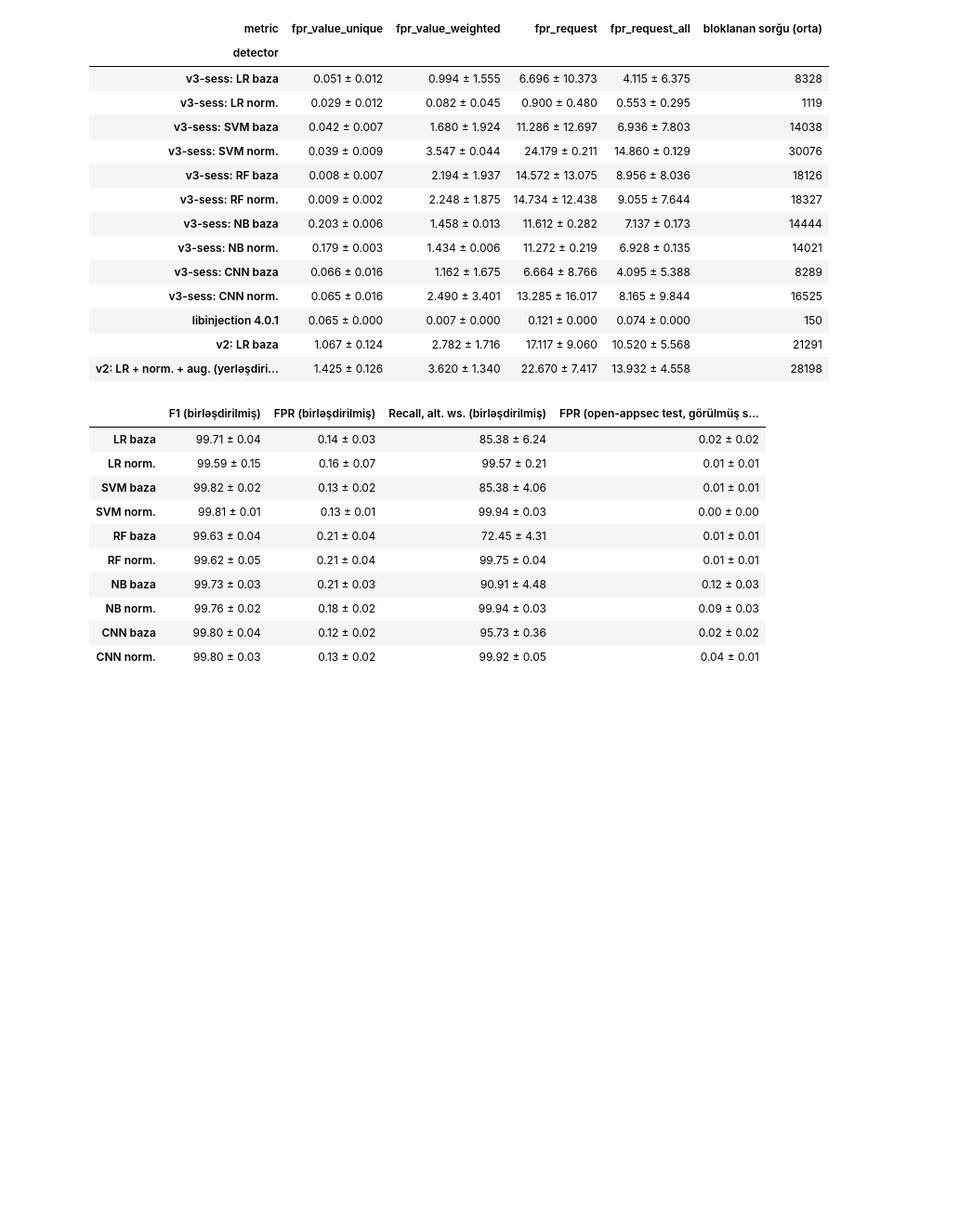
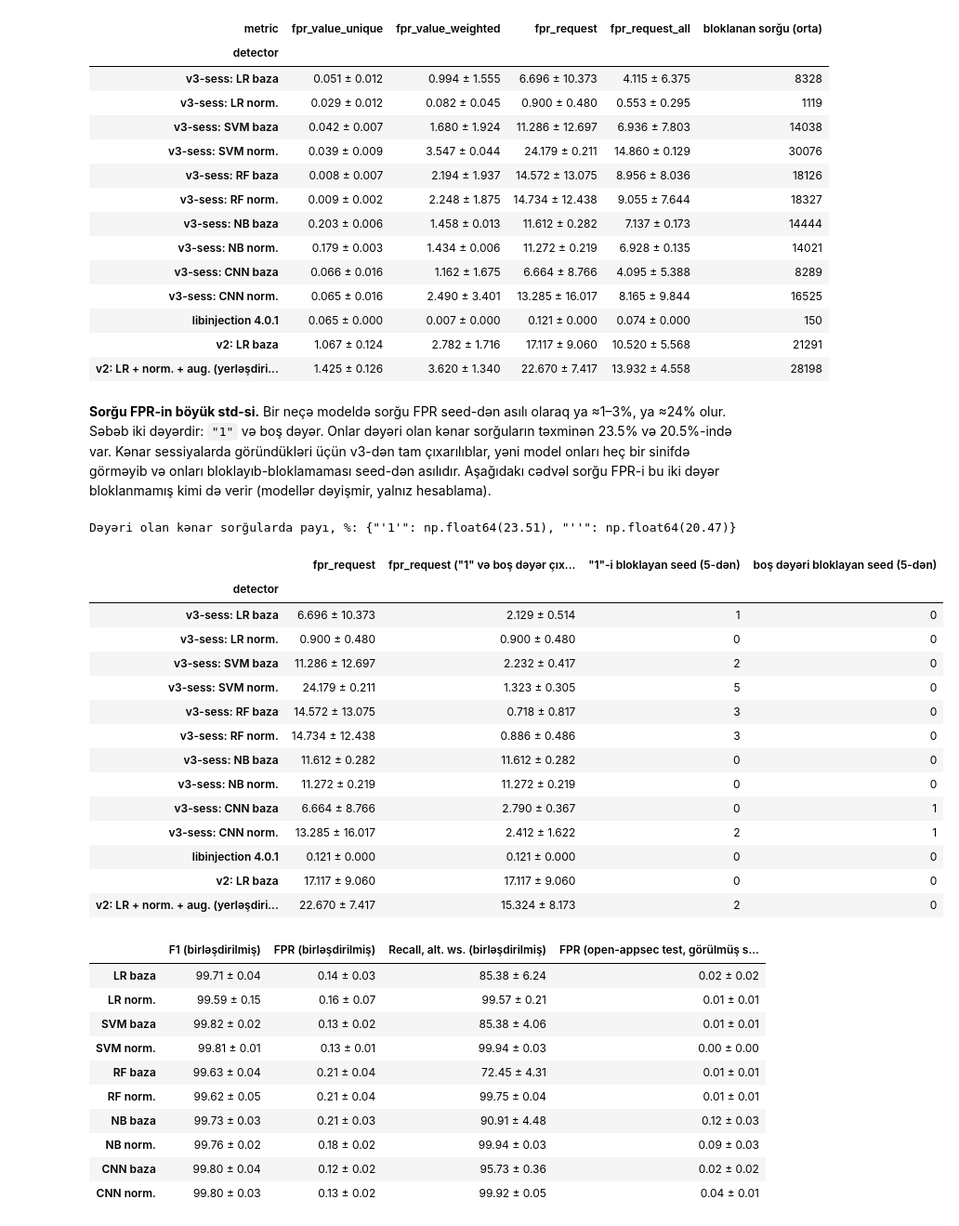
Before and after one commit to mehmanshamil/ML-in-SQL, a Jupyter notebook: notebooks/17b_openappsec_session_holdout.ipynb, the cells around one changed output. Shown at 93% size. Cells and saved outputs as stored; diff of their text form; code cells hidden in the pictures; blank space fills up the shorter version.

```diff
--- a/notebooks/17b_openappsec_session_holdout.ipynb
+++ b/notebooks/17b_openappsec_session_holdout.ipynb
@@ -211,6 +211,62 @@ Kənar sessiyalarda FPR, % (orta ± std, 5 seed; libinjection deterministikdir)
 | libinjection 4.0.1 | 0.065 ± 0.000 | 0.007 ± 0.000 | 0.121 ± 0.000 | 0.074 ± 0.000 | 150 |
 | v2: LR baza | 1.067 ± 0.124 | 2.782 ± 1.716 | 17.117 ± 9.060 | 10.520 ± 5.568 | 21291 |
 | v2: LR + norm. + aug. (yerləşdiri... | 1.425 ± 0.126 | 3.620 ± 1.340 | 22.670 ± 7.417 | 13.932 ± 4.558 | 28198 |
+# %% [markdown]
+**Sorğu FPR-in böyük std-si.** Bir neçə modeldə sorğu FPR seed-dən asılı olaraq ya ≈1–3%, ya ≈24% olur. Səbəb iki dəyərdir: `"1"` və boş dəyər.
+Onlar dəyəri olan kənar sorğuların təxminən 23.5% və 20.5%-ində var. Kənar sessiyalarda göründükləri üçün v3-dən tam çıxarılıblar,
+yəni model onları heç bir sinifdə görməyib və onları bloklayıb-bloklamaması seed-dən asılıdır. Aşağıdakı cədvəl sorğu FPR-i bu iki dəyər
+bloklanmamış kimi də verir (modellər dəyişmir, yalnız hesablama).
+# %%
+TRIVIAL = ["1", ""]
+triv = H.isin(TRIVIAL).to_numpy()
+
+def req_fpr(p):
+    b = np.bincount(h_req_local, weights=p[h_local], minlength=len(h_requests)) > 0
+    return b[h_has_val].mean()
+
+def load_pred(name, s):
+    if name in REFS:
+        return np.load(V2_CACHE / f"{REFS[name].format(s=s)}.npy")[h_ids]
+    return np.load(PRED_CACHE / f"{slug(name.replace('v3-sess: ', ''))}_{s}.npy")
+
+share = {repr(v): round(100 * req_fpr((H == v).to_numpy().astype(np.int8)), 2) for v in TRIVIAL}
+print("Dəyəri olan kənar sorğularda payı, %:", share)
+rows_t = []
+for name in ORDER:
+    for s in SEEDS:
+        p = load_pred(name, s)
+        q = p.copy()
+        q[triv] = 0
+        rows_t.append({"detector": name, "seed": s, "full": req_fpr(p), "excl": req_fpr(q),
+                       "b1": bool(p[(H == "1").to_numpy()].any()), "b0": bool(p[(H == "").to_numpy()].any())})
+t_triv = pd.DataFrame(rows_t)
+t_triv.to_csv(RES / "17b_holdout_fpr_excl_trivial_raw.csv", index=False)
+g_t = t_triv.groupby("detector", sort=False)
+triv_tab = pd.DataFrame({
+    "fpr_request": pm(g_t.full.agg(["mean", "std"]) * 100),
+    'fpr_request ("1" və boş dəyər çıxmaqla)': pm(g_t.excl.agg(["mean", "std"]) * 100),
+    '"1"-i bloklayan seed (5-dən)': g_t.b1.sum(),
+    "boş dəyəri bloklayan seed (5-dən)": g_t.b0.sum(),
+})
+triv_tab.to_csv(RES / "17b_holdout_fpr_excl_trivial.csv")
+triv_tab
+# %% [output]
+Dəyəri olan kənar sorğularda payı, %: {"'1'": np.float64(23.51), "''": np.float64(20.47)}
+|  | fpr_request | fpr_request ("1" və boş dəyər çıx... | "1"-i bloklayan seed (5-dən) | boş dəyəri bloklayan seed (5-dən) |
+| detector |  |  |  |  |
+| v3-sess: LR baza | 6.696 ± 10.373 | 2.129 ± 0.514 | 1 | 0 |
+| v3-sess: LR norm. | 0.900 ± 0.480 | 0.900 ± 0.480 | 0 | 0 |
+| v3-sess: SVM baza | 11.286 ± 12.697 | 2.232 ± 0.417 | 2 | 0 |
+| v3-sess: SVM norm. | 24.179 ± 0.211 | 1.323 ± 0.305 | 5 | 0 |
+| v3-sess: RF baza | 14.572 ± 13.075 | 0.718 ± 0.817 | 3 | 0 |
+| v3-sess: RF norm. | 14.734 ± 12.438 | 0.886 ± 0.486 | 3 | 0 |
+| v3-sess: NB baza | 11.612 ± 0.282 | 11.612 ± 0.282 | 0 | 0 |
+| v3-sess: NB norm. | 11.272 ± 0.219 | 11.272 ± 0.219 | 0 | 0 |
+| v3-sess: CNN baza | 6.664 ± 8.766 | 2.790 ± 0.367 | 0 | 1 |
+| v3-sess: CNN norm. | 13.285 ± 16.017 | 2.412 ± 1.622 | 2 | 1 |
+| libinjection 4.0.1 | 0.121 ± 0.000 | 0.121 ± 0.000 | 0 | 0 |
+| v2: LR baza | 17.117 ± 9.060 | 17.117 ± 9.060 | 0 | 0 |
+| v2: LR + norm. + aug. (yerləşdiri... | 22.670 ± 7.417 | 15.324 ± 8.173 | 2 | 0 |
 # %%
 # Yoxlama: kənar sessiyalarsız öyrədilmiş modellər v3 testində (17 ilə müqayisə üçün)
 METRICS = ["accuracy", "precision", "recall", "f1", "roc_auc", "fpr"]
```
Also changed, not shown: parts of 1 cell of this notebook, 1 other file.
